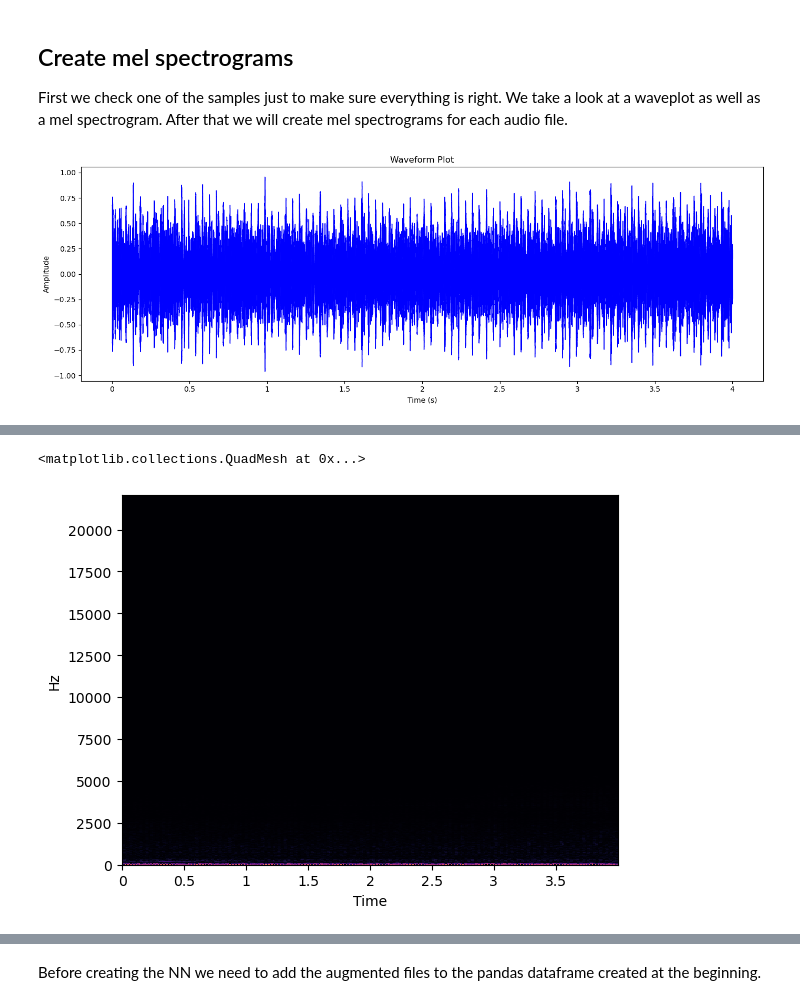
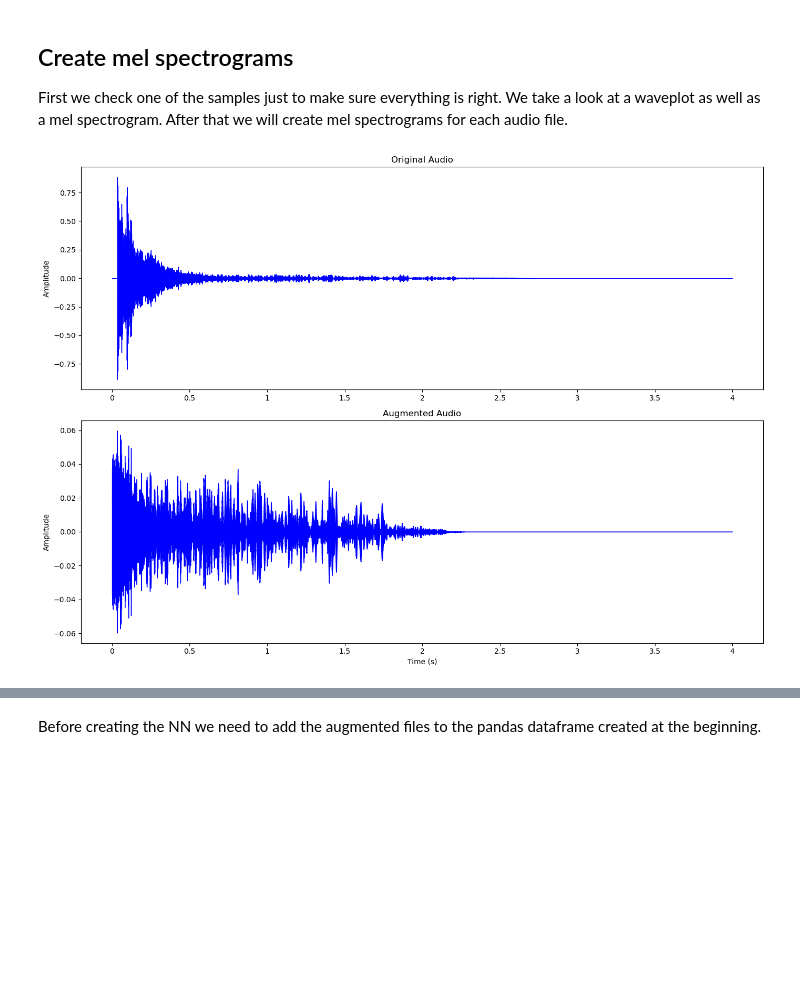
Before and after one commit to giacomo-lab/engine_idling_detection, a Jupyter notebook: intersection_effectivity.ipynb, the cells around one changed output, grey strips where cells are left out. Drawn from its saved outputs; the diff is of its cells as text; code cells hidden in the pictures; blank space fills up the shorter version.

Commit message:
moved all functions, minor aesthetical changes, graphs of audio data are finished

```diff
--- a/intersection_effectivity.ipynb
+++ b/intersection_effectivity.ipynb
@@ -178,34 +164,41 @@ with Pool() as pool:
 First we check one of the samples just to make sure everything is right. We take a look at a waveplot as well as a mel spectrogram.
 After that we will create mel spectrograms for each audio file.
 # %%
-# select an audio file as an example
-audio_file =  path_to_wav  + '6988-5-0-3.wav'
+# select an audio file as an example as well as its augmented version to see the difference
+audio_file =  path_to_wav  + '7067-6-0-0.wav'
+audio_file_aug = path_to_wav + '7067-6-0-0_aug.wav'
 
 #If samples are not already, convert to np.array, can probably be simpflified, no need for if check
 y, sr = librosa.load(audio_file, sr=44100, mono = True)
+y_aug, sr_aug = librosa.load(audio_file_aug, sr=44100, mono = True)
+
+
+
 if not isinstance(y, np.ndarray):
     samples = np.array(y)
 
-plt.figure(figsize=(14, 5))
+
+plt.figure(figsize=(14, 10))
+
+plt.subplot(2, 1, 1)
 librosa.display.waveshow(y, sr=sr, color='b') #color specification needed due to version incompatibility problems btw librosa and matplotlib
-plt.title('Waveform Plot')
+plt.title('Original Audio')
+plt.xlabel('')
+plt.ylabel('Amplitude')
+
+plt.subplot(2, 1, 2)
+librosa.display.waveshow(y_aug, sr=sr_aug, color='b') #color specification needed due to version incompatibility problems btw librosa and matplotlib
+plt.title('Augmented Audio')
 plt.xlabel('Time (s)')
 plt.ylabel('Amplitude')
-plt.tight_layout()
+
+
 plt.tight_layout()
 plt.show()
 # %% [output]
-[figure, old version]
+[figure, new version]
 # %%
 # Listen to the audio
 Audio(audio_file)
 # %% [output]
 [interactive output not drawn]
-# %%
-#Apply fourier transformation and plot
-
-sgram = librosa.stft(y)
-librosa.display.specshow(np.abs(sgram), sr=sr, x_axis='time', y_axis='linear')
-# %% [output]
-<matplotlib.collections.QuadMesh at 0x...>
-[figure, removed]
```
Also changed, not shown: parts of 14 cells of this notebook, 2 other files.
